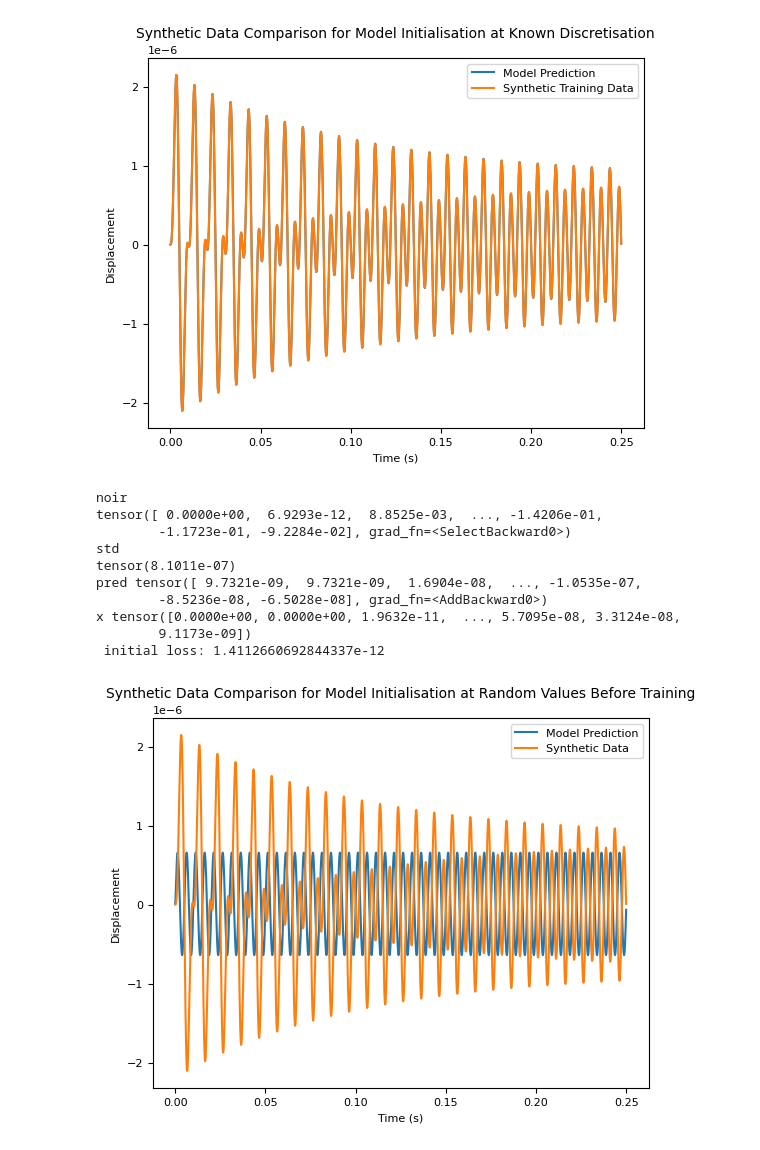
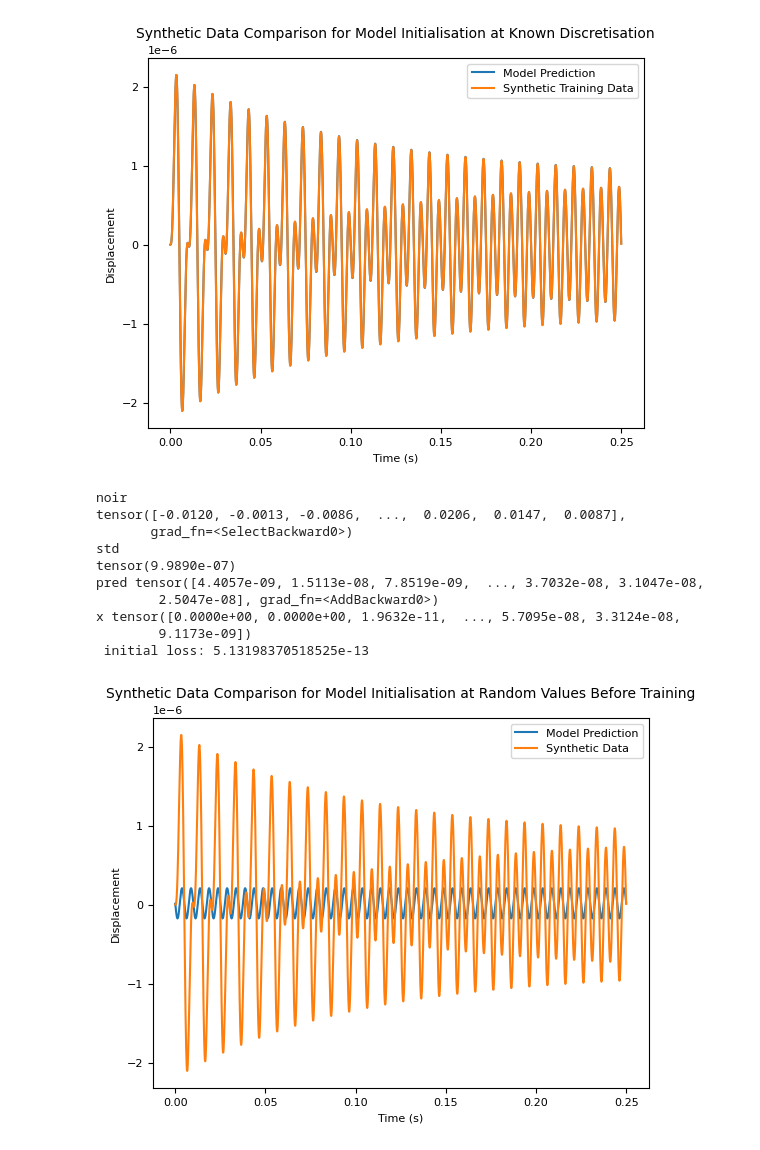
Before and after one commit to megwats/NARX-MSD, a Jupyter notebook: 1-2-neuron-narx/2_neuron_narx_batch.ipynb, the cells around one changed output. Saved outputs shown, nothing was run; the diff lists cells and outputs as text; code cells hidden in the pictures.

```diff
--- a/1-2-neuron-narx/2_neuron_narx_batch.ipynb
+++ b/1-2-neuron-narx/2_neuron_narx_batch.ipynb
@@ -213,40 +217,40 @@ def train_model(model, optimizer, x_train, v_train, f_train, epochs=5000, exit =
 model = NARX()
 optimizer = torch.optim.Adam(model.parameters(), lr=1e-2)
 # %%
-
-pred = model(u_train_norm)
-pred= zscore_denormalize(pred,x_mean, x_std)
+x0_norm = torch.tensor([x_norm[0],v_norm[0]],dtype=torch.float32)
+pred = model(u_norm,x0_norm )
+pred= zscore_denormalize(pred,x_train_mean, x_train_std)
 print(f'pred {pred}')
 print(f'x {x}')
 print(f' initial loss: {nn.MSELoss()(pred,x)}')
 
 plt.plot(t,pred.detach(), label = 'Model Prediction')
 plt.plot(t,x, label  = 'Synthetic Data')
 plt.legend()
 plt.title("Synthetic Data Comparison for Model Initialisation at Random Values Before Training")
 plt.xlabel("Time (s)")          # x‑axis label
 plt.ylabel("Displacement")
 plt.show()
 ##### uncomment when dtaa changes!!!!
 
 # data = [['time'],t.numpy(),['synthetic x'], x,['model initialisation'], pred]
 
 # filename = f'Data/2-2neuronnarx-batch-random-init-before-train.txt'
 
 # tstr = '\t'.join(str(x) for lst in data for x in lst)
 
 # with open(filename, "w") as f:
 #   f.write(tstr)
 # %% [output]
 noir
-tensor([ 0.0000e+00,  6.9293e-12,  8.8525e-03,  ..., -1.4206e-01,
-        -1.1723e-01, -9.2284e-02], grad_fn=<SelectBackward0>)
+tensor([-0.0120, -0.0013, -0.0086,  ...,  0.0206,  0.0147,  0.0087],
+       grad_fn=<SelectBackward0>)
 std
-tensor(8.1011e-07)
-pred tensor([ 9.7321e-09,  9.7321e-09,  1.6904e-08,  ..., -1.0535e-07,
-        -8.5236e-08, -6.5028e-08], grad_fn=<AddBackward0>)
+tensor(9.9890e-07)
+pred tensor([4.4057e-09, 1.5113e-08, 7.8519e-09,  ..., 3.7032e-08, 3.1047e-08,
+        2.5047e-08], grad_fn=<AddBackward0>)
 x tensor([0.0000e+00, 0.0000e+00, 1.9632e-11,  ..., 5.7095e-08, 3.3124e-08,
         9.1173e-09])
- initial loss: 1.4112660692844337e-12
+ initial loss: 5.13198370518525e-13
-[figure, old version]
+[figure, new version]
 # %%
```
Also changed, not shown: parts of 7 cells of this notebook, 2 other files.
